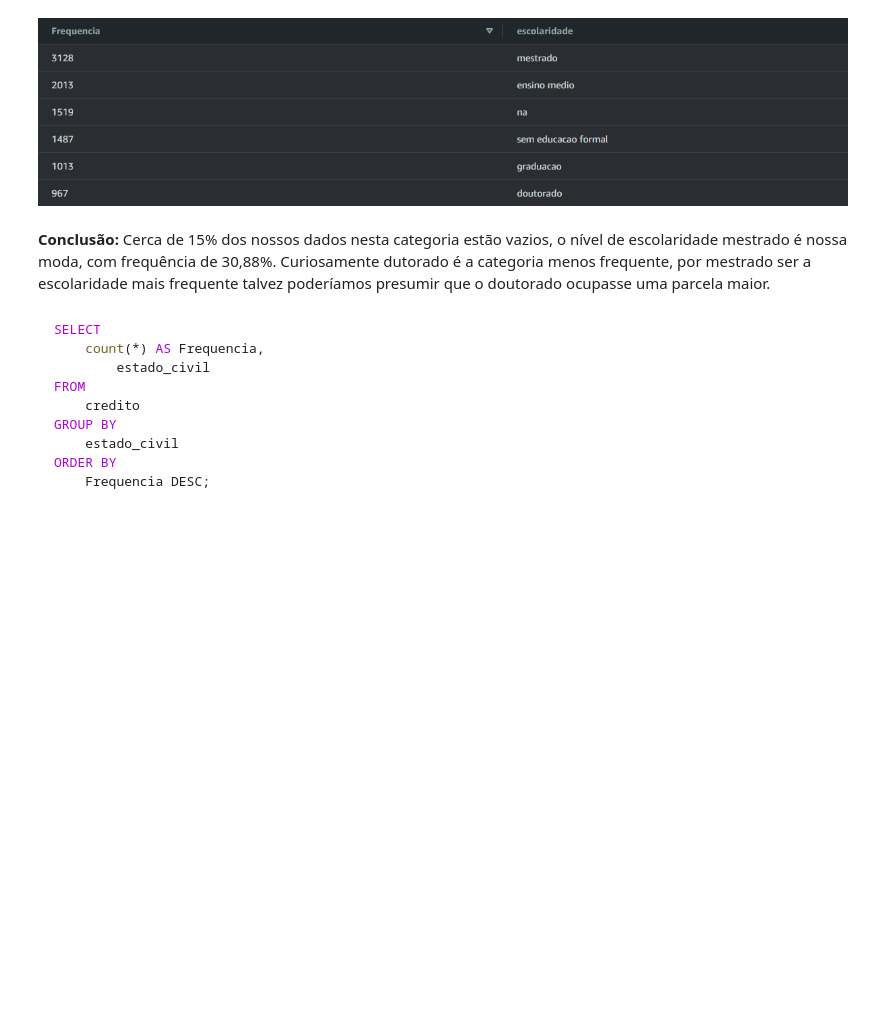
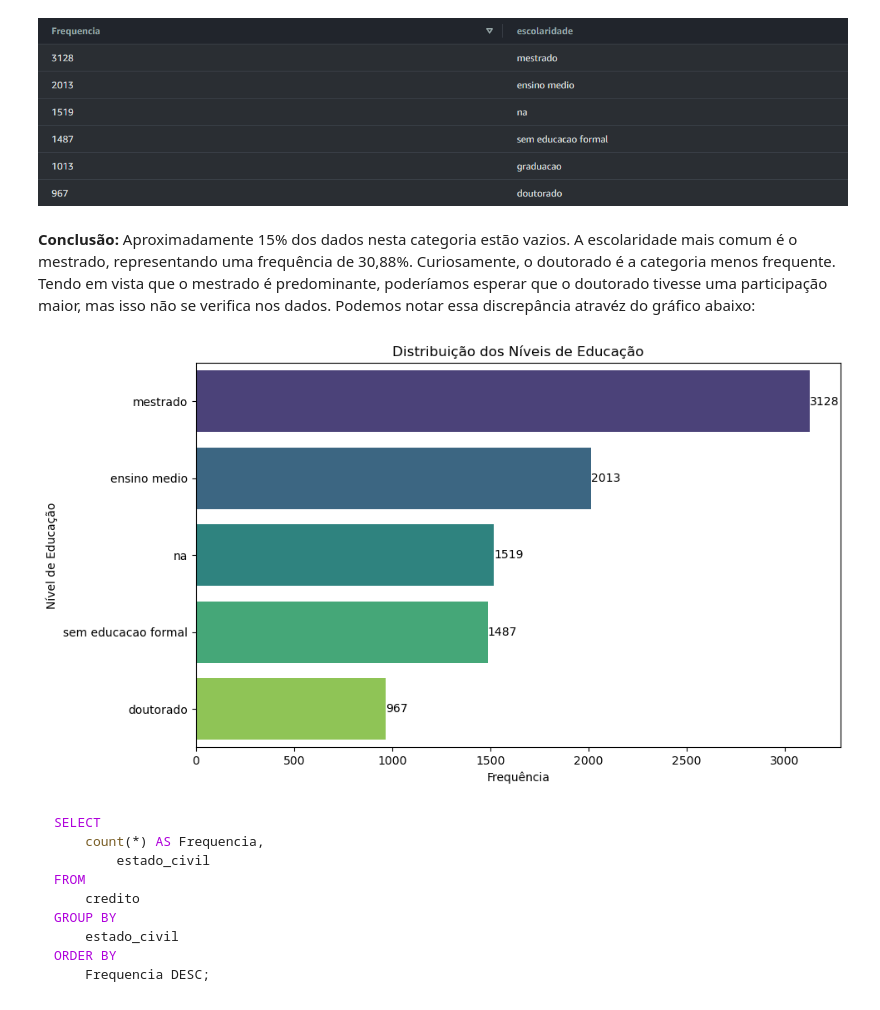
Before and after one commit to DevBrunoP/Projeto-Credit-SQL, a Jupyter notebook: Projeto SQL - Módulo 36.ipynb, the cells around one changed output. Drawn from its saved outputs; the diff is of its cells as text; code cells hidden in the pictures; blank space fills up the shorter version.

````diff
--- a/Projeto SQL - Módulo 36.ipynb
+++ b/Projeto SQL - Módulo 36.ipynb
@@ -130,7 +196,24 @@ ORDER BY
 # %% [markdown]
 ![image-2.png](attachment:image-2.png)
 # %% [markdown]
-**Conclusão:** Cerca de 15% dos nossos dados nesta categoria estão vazios, o nível de escolaridade mestrado é nossa moda, com frequência de 30,88%. Curiosamente dutorado é a categoria menos frequente, por mestrado ser a escolaridade mais frequente talvez poderíamos presumir que o doutorado ocupasse uma parcela maior.
+**Conclusão:** Aproximadamente 15% dos dados nesta categoria estão vazios. A escolaridade mais comum é o mestrado, representando uma frequência de 30,88%. Curiosamente, o doutorado é a categoria menos frequente. Tendo em vista que o mestrado é predominante, poderíamos esperar que o doutorado tivesse uma participação maior, mas isso não se verifica nos dados. Podemos notar essa discrepância atravéz do gráfico abaixo:
+# %%
+# Dicionário com os dados resultantes da Query
+dicionario_dados = {
+    'mestrado': 3128,
+    'ensino medio': 2013,
+    'na': 1519,
+    'sem educacao formal': 1487,
+    'doutorado': 967
+}
+
+# Chamando a função builder_barchart para exibir os resultados
+builder_barchart(dict= dicionario_dados,
+                 title= 'Distribuição dos Níveis de Educação',
+                 xlabel= 'Frequência',
+                 ylabel= 'Nível de Educação')
+# %% [output]
+[figure, added]
 # %% [markdown]
 ```SQL
 SELECT
````
Also changed, not shown: parts of 44 cells of this notebook.
